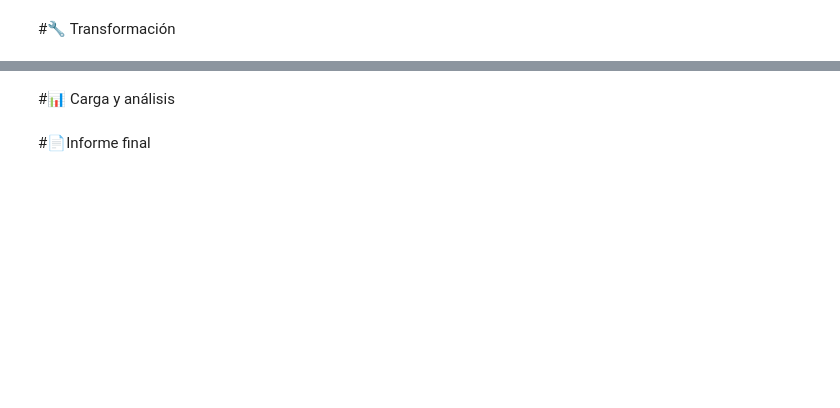
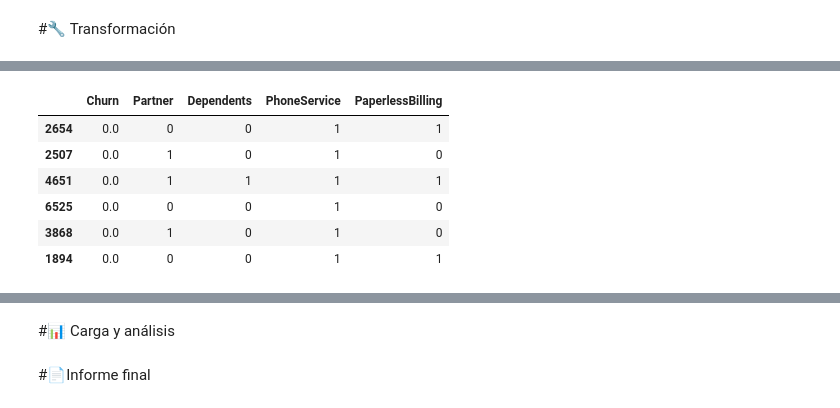
Before and after one commit to AlexTovar31/AlexTovar31, a Jupyter notebook: TelecomX_LATAM.ipynb, the cells around one changed output, grey strips where cells are left out. Saved outputs shown, nothing was run; the diff lists cells and outputs as text; code cells hidden in the pictures; blank space fills up the shorter version.

```diff
--- a/TelecomX_LATAM.ipynb
+++ b/TelecomX_LATAM.ipynb
@@ -110,0 +151,13 @@ memory usage: 1.2+ MB
+# %%
+telecom.loc[:,col_yn] = telecom[col_yn].astype(str)
+telecom.loc[:,col_yn] = telecom.loc[:, col_yn].replace({'Yes':1,'No':0, '': np.nan})
+telecom.loc[:,col_yn] = telecom.loc[:, col_yn].fillna(0)
+telecom[col_yn].sample(6)
+# %% [output]
+|  | Churn | Partner | Dependents | PhoneService | PaperlessBilling |
+| 2654 | 0.0 | 0 | 0 | 1 | 1 |
+| 2507 | 0.0 | 1 | 0 | 1 | 0 |
+| 4651 | 0.0 | 1 | 1 | 1 | 1 |
+| 6525 | 0.0 | 0 | 0 | 1 | 0 |
+| 3868 | 0.0 | 1 | 0 | 1 | 0 |
+| 1894 | 0.0 | 0 | 0 | 1 | 1 |
```
Also changed, not shown: parts of 21 cells of this notebook.
